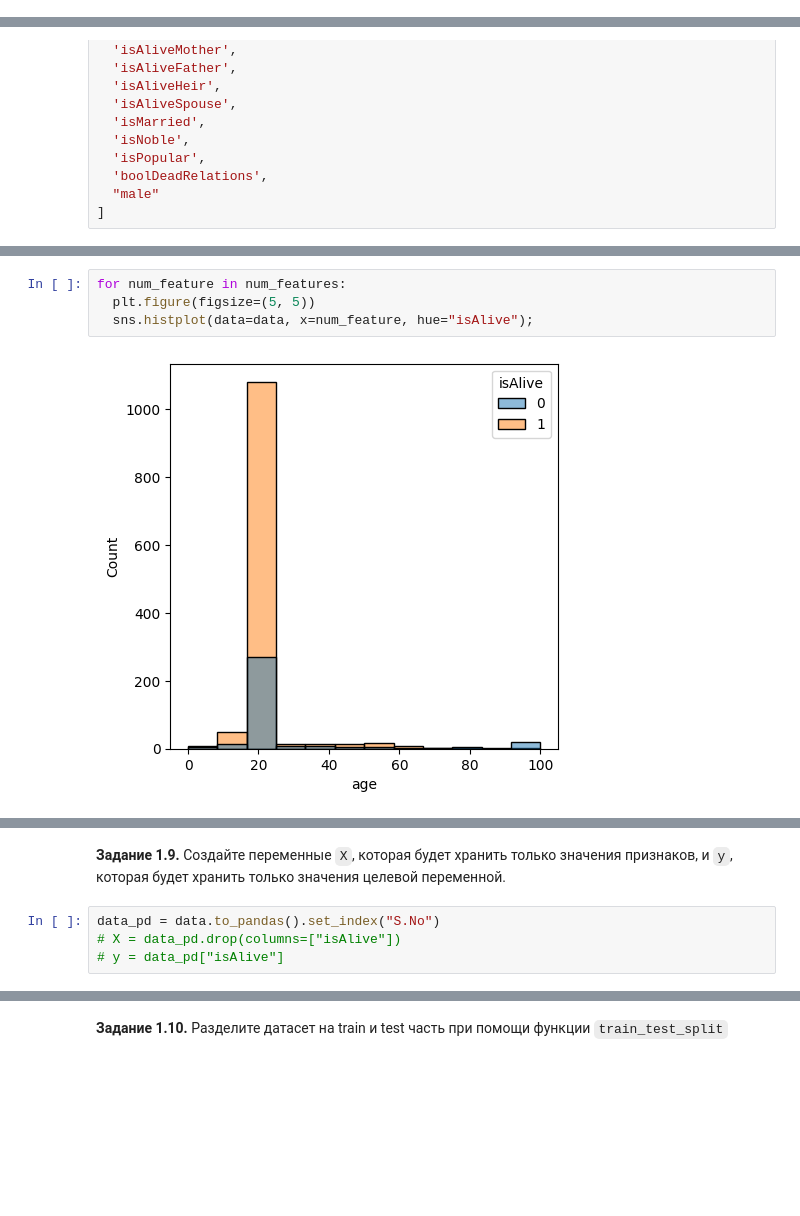
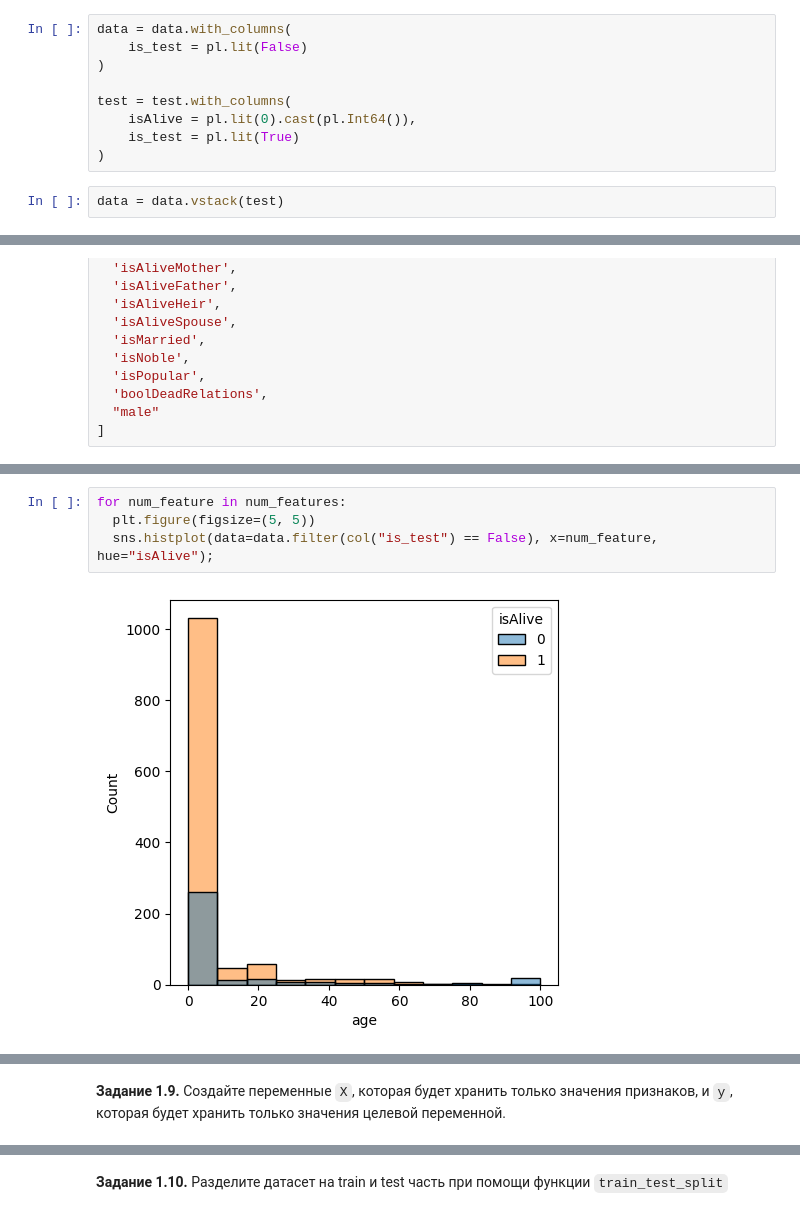
Before and after one commit to pelicandl/genre-classification, a Jupyter notebook: week_01_ml_intro/Homework/hw_1_game_of_thrones.ipynb, the cells around one changed output, grey strips where cells are left out. Saved outputs shown, nothing was run; the diff lists cells and outputs as text; blank space fills up the shorter version.

```diff
--- a/week_01_ml_intro/Homework/hw_1_game_of_thrones.ipynb
+++ b/week_01_ml_intro/Homework/hw_1_game_of_thrones.ipynb
@@ -111,3 +112,14 @@ data = pl.read_csv("/content/game_of_thrones_train.csv") # index_col в пола
+# %%
+data = data.with_columns(
+    is_test = pl.lit(False)
+)
+
+test = test.with_columns(
+    isAlive = pl.lit(0).cast(pl.Int64()),
+    is_test = pl.lit(True)
+)
+# %%
+data = data.vstack(test)
 # %%
 dict(zip(data.columns, data.dtypes))
 # %% [output]
@@ -276,14 +289,10 @@ for cat_feature in cat_features:
 # %%
 for num_feature in num_features:
   plt.figure(figsize=(5, 5))
-  sns.histplot(data=data, x=num_feature, hue="isAlive");
+  sns.histplot(data=data.filter(col("is_test") == False), x=num_feature, hue="isAlive");
 # %% [output]
-[figure, old version]
+[figure, new version]
 [figure]
 [figure]
 # %% [markdown]
 **Задание 1.9.** Создайте переменные `X`, которая будет хранить только значения признаков, и `y`, которая будет хранить только значения целевой переменной.
-# %%
-data_pd = data.to_pandas().set_index("S.No")
-# X = data_pd.drop(columns=["isAlive"])
-# y = data_pd["isAlive"]
```
Also changed, not shown: parts of 22 cells of this notebook.
